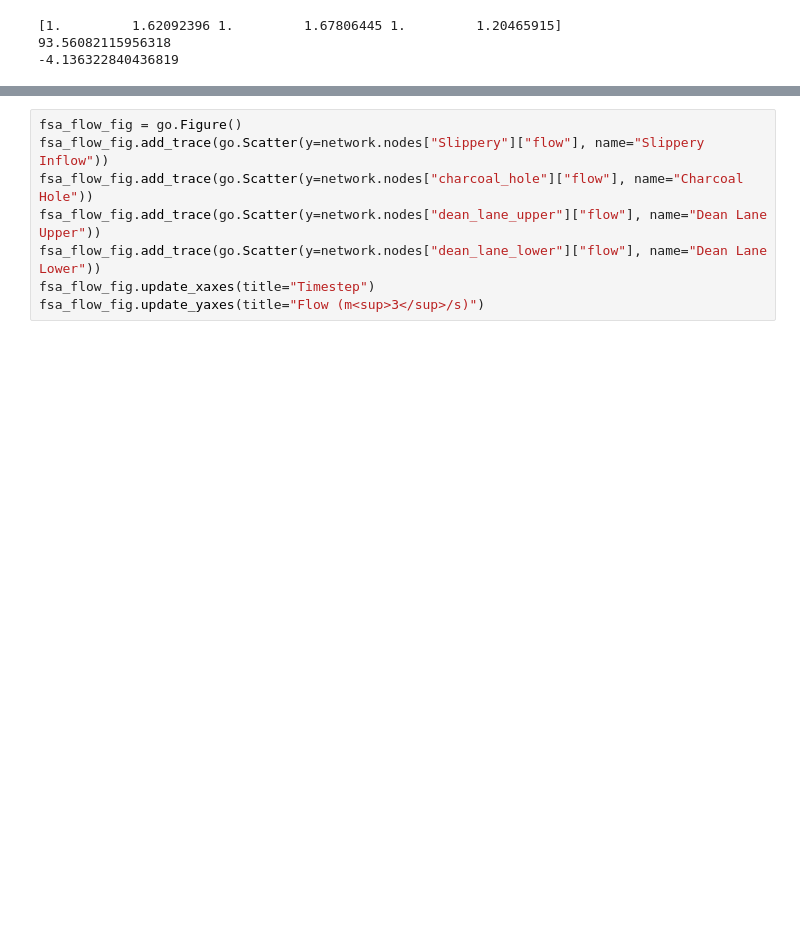
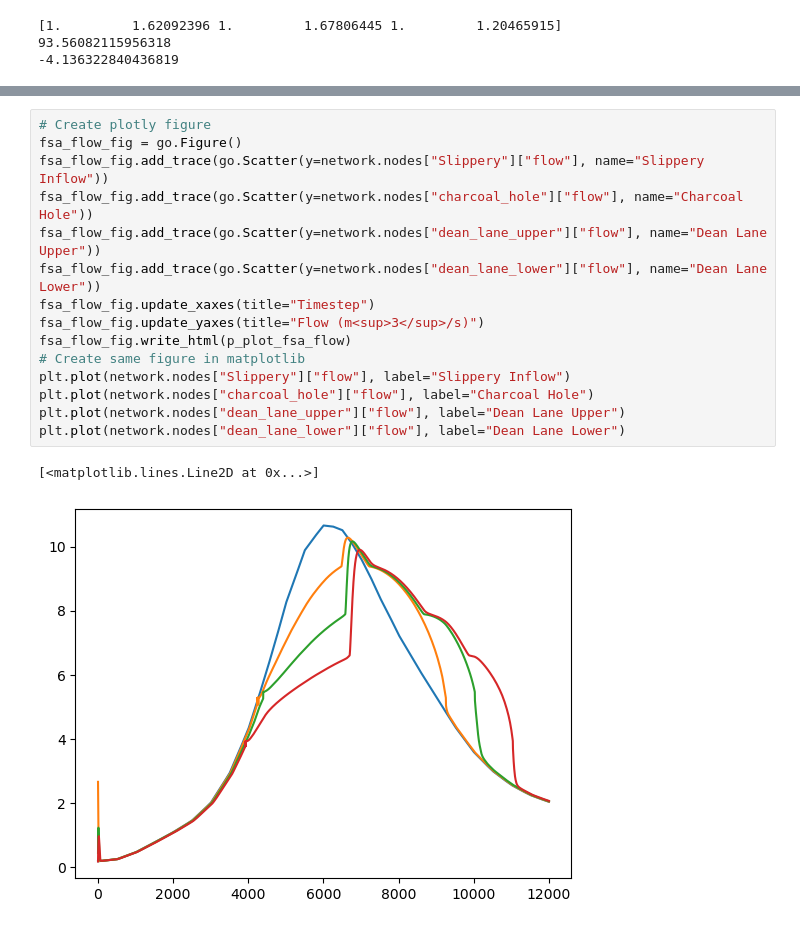
Before and after one commit to BMcCawley/floodify, a Jupyter notebook: example_30k.ipynb, the cells around one changed output, grey strips where cells are left out. Drawn from its saved outputs; the diff is of its cells as text; blank space fills up the shorter version.

```diff
--- a/example_30k.ipynb
+++ b/example_30k.ipynb
@@ -97,9 +111,19 @@ outfall_flow_fig.update_yaxes(title="Flow (m<sup>3</sup>/s)")
 # %%
+# Create plotly figure
 fsa_flow_fig = go.Figure()
 fsa_flow_fig.add_trace(go.Scatter(y=network.nodes["Slippery"]["flow"], name="Slippery Inflow"))
 fsa_flow_fig.add_trace(go.Scatter(y=network.nodes["charcoal_hole"]["flow"], name="Charcoal Hole"))
 fsa_flow_fig.add_trace(go.Scatter(y=network.nodes["dean_lane_upper"]["flow"], name="Dean Lane Upper"))
 fsa_flow_fig.add_trace(go.Scatter(y=network.nodes["dean_lane_lower"]["flow"], name="Dean Lane Lower"))
 fsa_flow_fig.update_xaxes(title="Timestep")
 fsa_flow_fig.update_yaxes(title="Flow (m<sup>3</sup>/s)")
+fsa_flow_fig.write_html(p_plot_fsa_flow)
+# Create same figure in matplotlib
+plt.plot(network.nodes["Slippery"]["flow"], label="Slippery Inflow")
+plt.plot(network.nodes["charcoal_hole"]["flow"], label="Charcoal Hole")
+plt.plot(network.nodes["dean_lane_upper"]["flow"], label="Dean Lane Upper")
+plt.plot(network.nodes["dean_lane_lower"]["flow"], label="Dean Lane Lower")
+# %% [output]
+[<matplotlib.lines.Line2D at 0x...>]
+[figure, added]
 # %%
```
Also changed, not shown: parts of 5 cells of this notebook, 4 other files.
